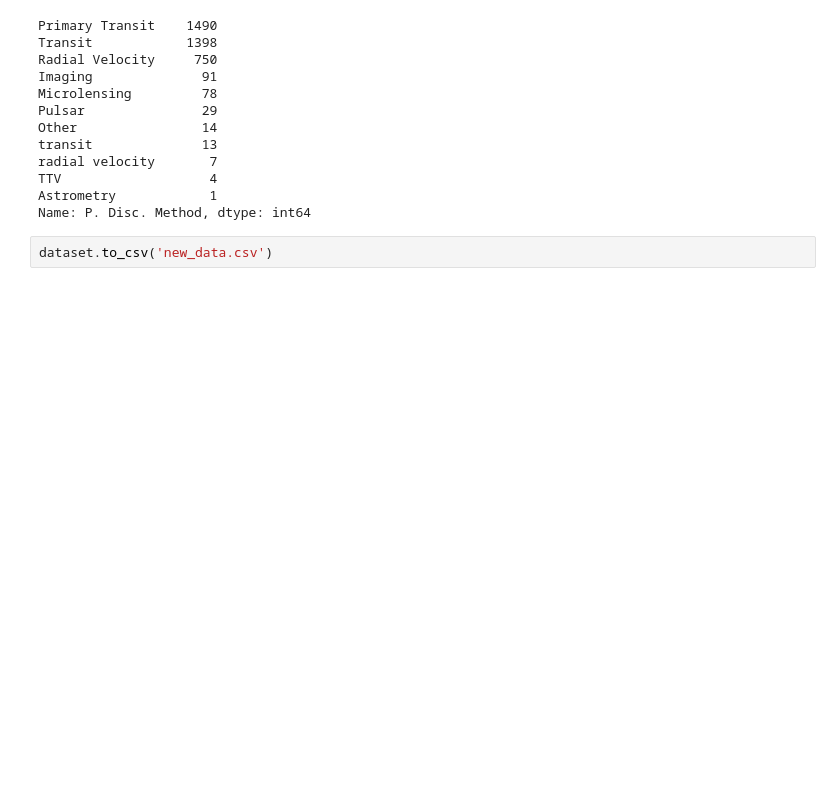
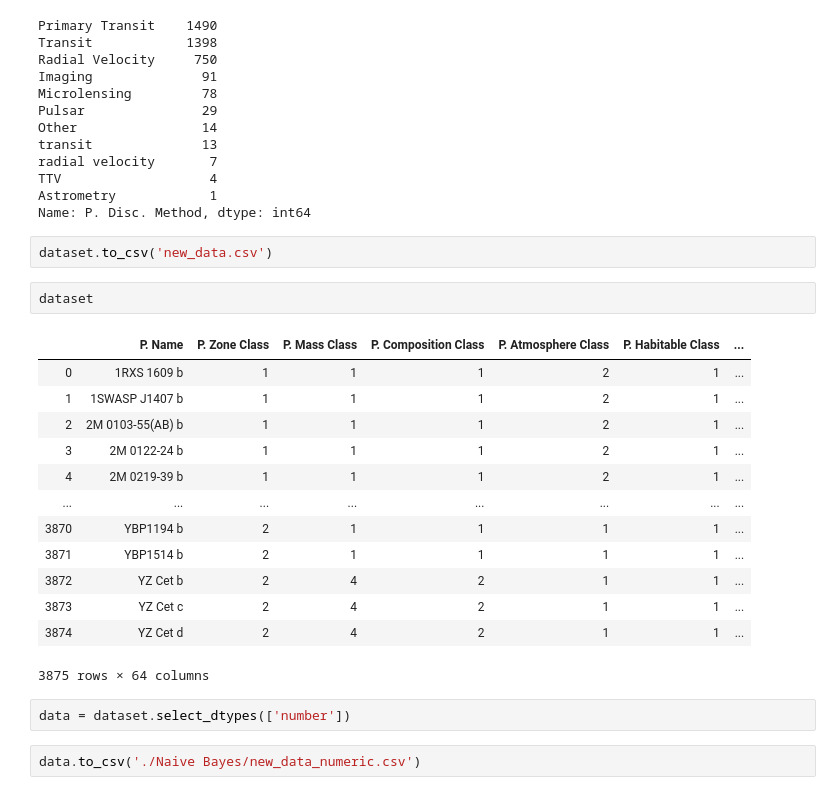
Before and after one commit to shaanzie/Classification-of-exoplanets, a Jupyter notebook: DataClean.py.ipynb, the cells around one changed output. Cells and saved outputs as stored; diff of their text form; blank space fills up the shorter version.

```diff
--- a/DataClean.py.ipynb
+++ b/DataClean.py.ipynb
@@ -168,3 +168,23 @@ Astrometry            1
 Name: P. Disc. Method, dtype: int64
 # %%
 dataset.to_csv('new_data.csv')
+# %%
+dataset
+# %% [output]
+|  | P. Name | P. Zone Class | P. Mass Class | P. Composition Class | P. Atmosphere Class | P. Habitable Class | ... |
+| 0 | 1RXS 1609 b | 1 | 1 | 1 | 2 | 1 | ... |
+| 1 | 1SWASP J1407 b | 1 | 1 | 1 | 2 | 1 | ... |
+| 2 | 2M 0103-55(AB) b | 1 | 1 | 1 | 2 | 1 | ... |
+| 3 | 2M 0122-24 b | 1 | 1 | 1 | 2 | 1 | ... |
+| 4 | 2M 0219-39 b | 1 | 1 | 1 | 2 | 1 | ... |
+| ... | ... | ... | ... | ... | ... | ... | ... |
+| 3870 | YBP1194 b | 2 | 1 | 1 | 1 | 1 | ... |
+| 3871 | YBP1514 b | 2 | 1 | 1 | 1 | 1 | ... |
+| 3872 | YZ Cet b | 2 | 4 | 2 | 1 | 1 | ... |
+| 3873 | YZ Cet c | 2 | 4 | 2 | 1 | 1 | ... |
+| 3874 | YZ Cet d | 2 | 4 | 2 | 1 | 1 | ... |
+3875 rows × 64 columns
+# %%
+data = dataset.select_dtypes(['number'])
+# %%
+data.to_csv('./Naive Bayes/new_data_numeric.csv')
```
Also changed, not shown: parts of 2 cells of this notebook, 2 other files.
